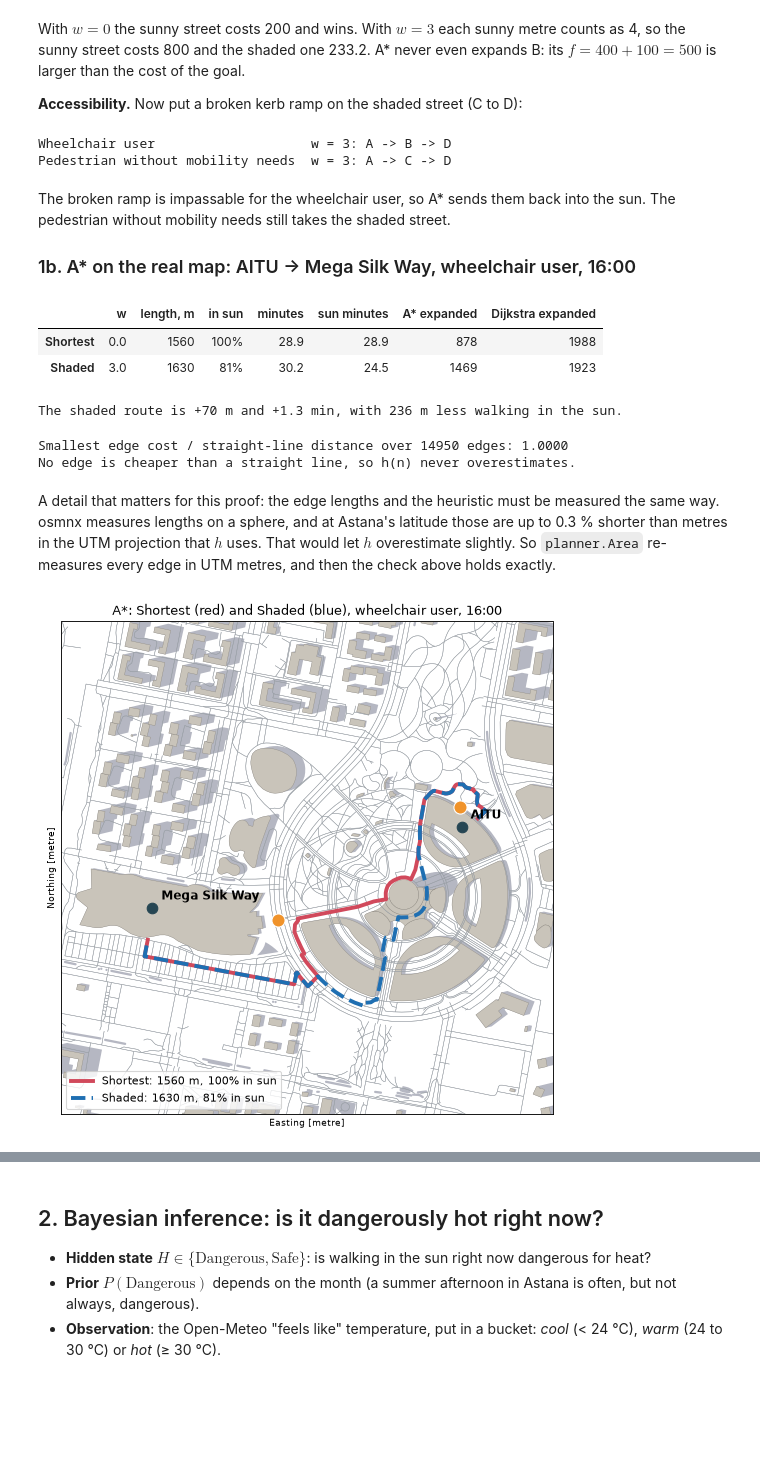
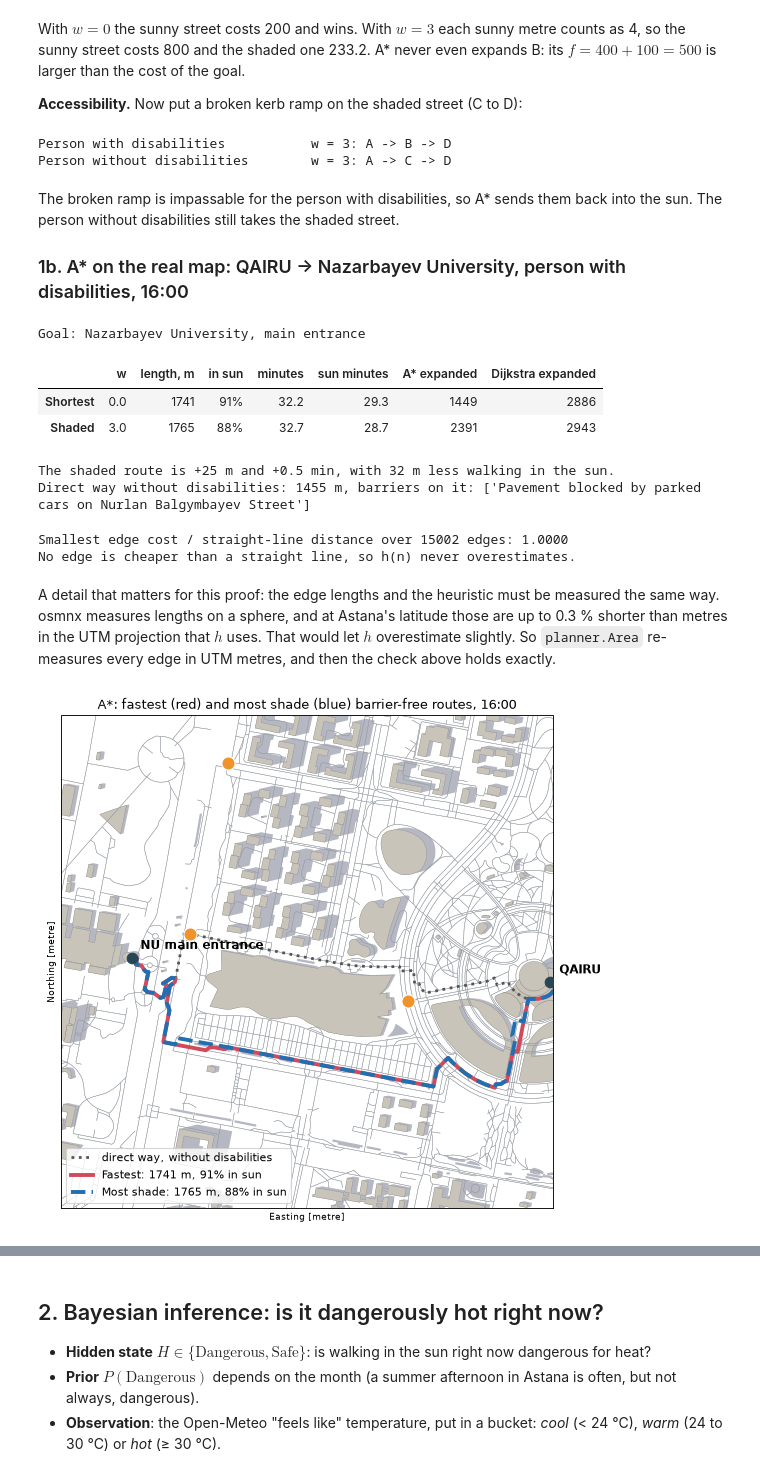
Before and after one commit to Akanov-Kanta/saya, a Jupyter notebook: SAYA_algorithms.ipynb, the cells around one changed output, grey strips where cells are left out. Cells and saved outputs as stored; diff of their text form; code cells hidden in the pictures; blank space fills up the shorter version.

```diff
--- a/SAYA_algorithms.ipynb
+++ b/SAYA_algorithms.ipynb
@@ -91,7 +96,7 @@ print(f"Shade covers {network.shaded_share:.0%} of all path length at this momen
 A 10 m building casts a 12.6 m shadow towards E
 Shade covers 12% of all path length at this moment
 # %%
-CENTER = planner.to_metres((AITU[0] + MEGA[0]) / 2, (AITU[1] + MEGA[1]) / 2)   # the middle of our trip
+CENTER = planner.to_metres((START[0] + END[0]) / 2, (START[1] + END[1]) / 2)   # the middle of our trip
 
 def draw_base(ax, when, radius=650, title=None):
     # Shadows (dark), buildings (grey) and the walk network for one moment
@@ -301,10 +307,10 @@ def street(u, v, sun_fraction):
 street("A", "B", 1.0); street("B", "D", 1.0)               # sunny street
 street("A", "C", 0.0); street("C", "D", 0.0)               # shaded street
 
-wheelchair = config.PROFILES["wheelchair"]
+disabled = config.PROFILES["disabled"]
 for w in (0, 3):
     trace = []
-    result = astar(toy, "A", "D", make_edge_cost(toy, wheelchair, w), trace=trace)
+    result = astar(toy, "A", "D", make_edge_cost(toy, disabled, w), trace=trace)
     print(f"w = {w}: path {' -> '.join(result['path'])}, cost {result['cost']:.1f}, expanded {result['expanded']} nodes")
     display(pd.DataFrame(trace))
 # %% [output]
@@ -326,21 +332,24 @@ With $w = 0$ the sunny street costs 200 and wins. With $w = 3$ each sunny metre
 for u, v in (("C", "D"), ("D", "C")):
     toy.edges[u, v, 0]["barrier_type"] = "broken_ramp"
 
-for key in ("wheelchair", "standard"):
+for key in ("disabled", "standard"):
     result = astar(toy, "A", "D", make_edge_cost(toy, config.PROFILES[key], 3))
     print(f"{config.PROFILES[key]['label']:<34} w = 3: {' -> '.join(result['path'])}")
 # %% [output]
-Wheelchair user                    w = 3: A -> B -> D
-Pedestrian without mobility needs  w = 3: A -> C -> D
+Person with disabilities           w = 3: A -> B -> D
+Person without disabilities        w = 3: A -> C -> D
 # %% [markdown]
-The broken ramp is impassable for the wheelchair user, so A\* sends them back into the sun. The pedestrian without mobility needs still takes the shaded street.
+The broken ramp is impassable for the person with disabilities, so A\* sends them back into the sun. The person without disabilities still takes the shaded street.
 
-### 1b. A\* on the real map: AITU → Mega Silk Way, wheelchair user, 16:00
+### 1b. A\* on the real map: QAIRU → Nazarbayev University, person with disabilities, 16:00
 # %%
-PROFILE = config.PROFILES["wheelchair"]
+PROFILE = config.PROFILES["disabled"]
 G = network.graph                                          # projected graph, sun_fraction for 16:00
-start, _ = area.nearest_node(*AITU)
-goal, _ = area.nearest_node(*MEGA)
+start_point = area.snap_to_entrance(*START, toward=END, profile_key="disabled")
+end_point = area.snap_to_entrance(*END, toward=START, profile_key="disabled")
+print("Goal:", end_point[2])                               # Nazarbayev University, main entrance
+start, _ = area.nearest_node(*start_point[:2])
+goal, _ = area.nearest_node(*end_point[:2])
 
 routes, results, table = {}, {}, {}
 for action, w in (("Shortest", config.SUN_WEIGHT["shortest"]), ("Shaded", config.SUN_WEIGHT["shaded"])):
@@ -359,11 +368,19 @@ extra_m = routes["Shaded"]["length_m"] - routes["Shortest"]["length_m"]
 less_sun = routes["Shortest"]["sun_m"] - routes["Shaded"]["sun_m"]
 print(f"The shaded route is {extra_m:+.0f} m and {routes['Shaded']['walk_min'] - routes['Shortest']['walk_min']:+.1f} min, "
       f"with {less_sun:.0f} m less walking in the sun.")
+
+# The way a person without disabilities would take, and the barriers on it
+direct = astar(G, start, goal, make_edge_cost(G, config.PROFILES["standard"], 0))
+on_direct = planner.barriers_on(G, direct["edges"])
+print(f"Direct way without disabilities: {route_stats(G, direct, config.PROFILES['standard'])['length_m']:.0f} m, "
+      f"barriers on it: {[b['name'] for b in on_direct]}")
 # %% [output]
+Goal: Nazarbayev University, main entrance
 |  | w | length, m | in sun | minutes | sun minutes | A* expanded | Dijkstra expanded |
-| Shortest | 0.0 | 1560 | 100% | 28.9 | 28.9 | 878 | 1988 |
-| Shaded | 3.0 | 1630 | 81% | 30.2 | 24.5 | 1469 | 1923 |
+| Shortest | 0.0 | 1741 | 91% | 32.2 | 29.3 | 1449 | 2886 |
+| Shaded | 3.0 | 1765 | 88% | 32.7 | 28.7 | 2391 | 2943 |
-The shaded route is +70 m and +1.3 min, with 236 m less walking in the sun.
+The shaded route is +25 m and +0.5 min, with 32 m less walking in the sun.
+Direct way without disabilities: 1455 m, barriers on it: ['Pavement blocked by parked cars on Nurlan Balgymbayev Street']
 # %%
 # Check the admissibility argument on every edge of the real map
 cost_w0 = make_edge_cost(G, PROFILE, 0)
@@ -377,34 +394,35 @@ assert min(ratios) >= 1 - 1e-9
 print(f"Smallest edge cost / straight-line distance over {len(ratios)} edges: {min(ratios):.4f}")
 print("No edge is cheaper than a straight line, so h(n) never overestimates.")
 # %% [output]
-Smallest edge cost / straight-line distance over 14950 edges: 1.0000
+Smallest edge cost / straight-line distance over 15002 edges: 1.0000
 No edge is cheaper than a straight line, so h(n) never overestimates.
 # %% [markdown]
 A detail that matters for this proof: the edge lengths and the heuristic must be measured the same way. osmnx measures lengths on a sphere, and at Astana's latitude those are up to 0.3 % shorter than metres in the UTM projection that $h$ uses. That would let $h$ overestimate slightly. So `planner.Area` re-measures every edge in UTM metres, and then the check above holds exactly.
 # %%
 def route_line(edges):
     xs, ys = [], []
     for u, v, key in edges:
         line = area.edges.loc[(u, v, key), "geometry"]
         x, y = line.xy
         xs += list(x); ys += list(y)
     return xs, ys
 
 fig, ax = plt.subplots(figsize=(8, 8), dpi=80)
-draw_base(ax, WHEN, title="A*: Shortest (red) and Shaded (blue), wheelchair user, 16:00")
+draw_base(ax, WHEN, title="A*: fastest (red) and most shade (blue) barrier-free routes, 16:00")
 area.edges.plot(ax=ax, color="#9aa0a6", linewidth=0.4)
+ax.plot(*route_line(direct["edges"]), color="#555", linestyle=":", linewidth=2.5, label="direct way, without disabilities")
 for action, colour, style in (("Shortest", "#d1495b", "-"), ("Shaded", "#1f6fb2", "--")):
     ax.plot(*route_line(results[action]["edges"]), color=colour, linestyle=style, linewidth=3.5,
-            label=f"{action}: {routes[action]['length_m']:.0f} m, {routes[action]['sun_share']:.0%} in sun")
+            label=f"{ {'Shortest': 'Fastest', 'Shaded': 'Most shade'}[action]}: {routes[action]['length_m']:.0f} m, {routes[action]['sun_share']:.0%} in sun")
 for b in area.barriers:
     p = planner.to_metres(b["lat"], b["lon"])
     ax.scatter(p.x, p.y, s=140, color="#f0932b", edgecolor="white", zorder=5)
-for (lat, lon), label in ((AITU, "AITU"), (MEGA, "Mega Silk Way")):
+for (lat, lon), label in ((start_point[:2], "QAIRU"), (end_point[:2], "NU main entrance")):
     p = planner.to_metres(lat, lon)
     ax.scatter(p.x, p.y, s=90, color="#264653", zorder=6)
     ax.annotate(label, (p.x, p.y), xytext=(8, 8), textcoords="offset points", fontsize=11, weight="bold")
 ax.legend(loc="lower left")
 plt.show()
 # %% [output]
-[figure, old version]
+[figure, new version]
 # %% [markdown]
```
Also changed, not shown: parts of 18 cells of this notebook, 18 other files.
